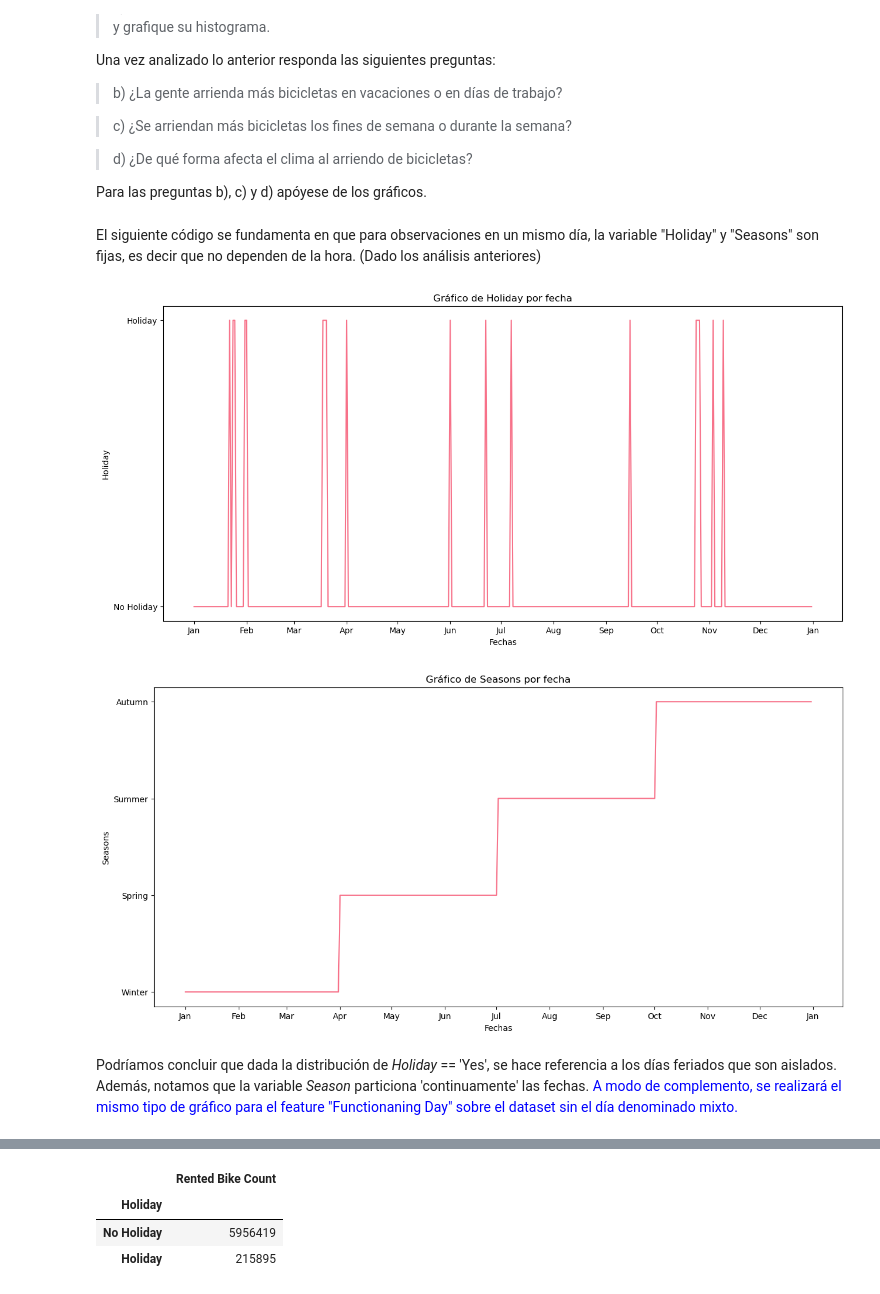
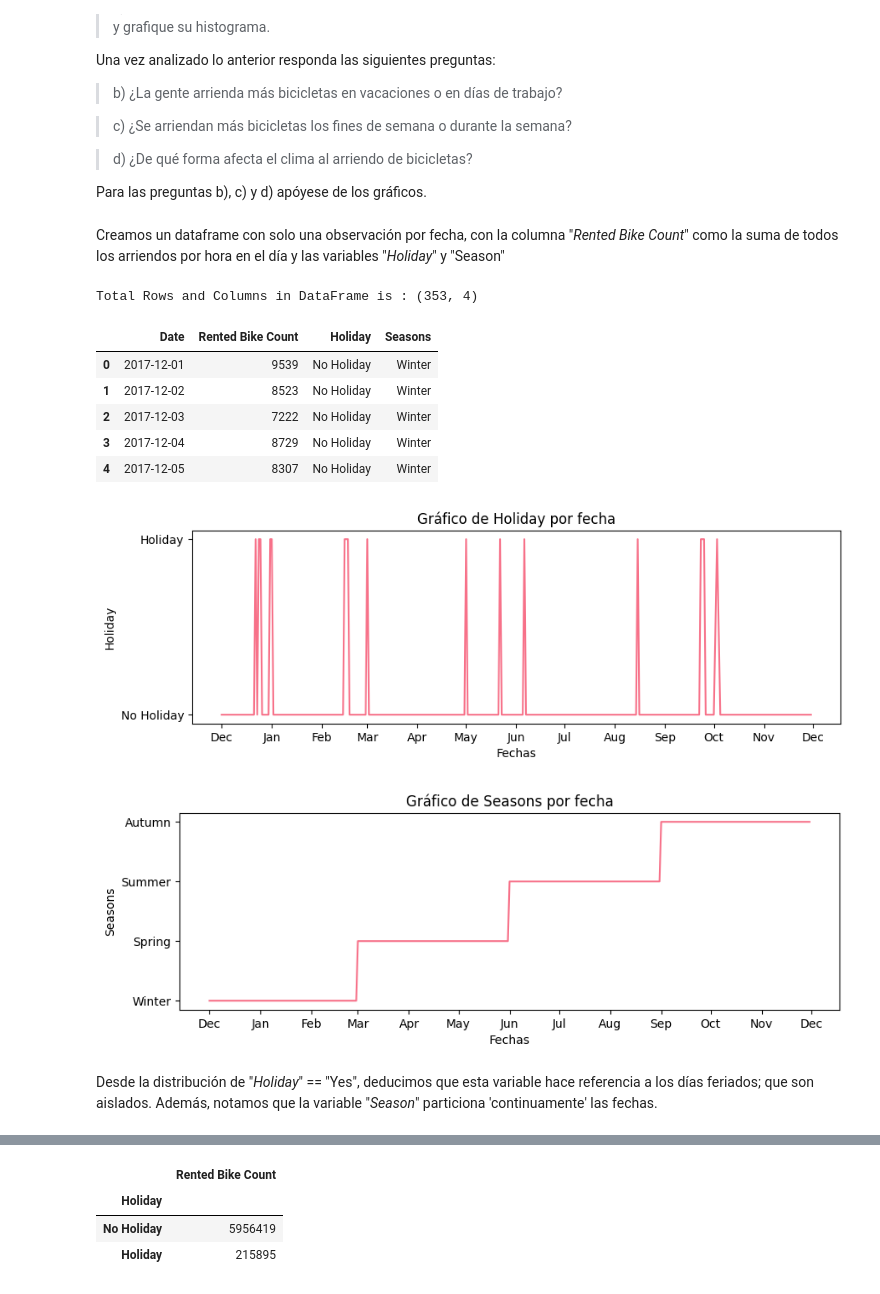
Before and after one commit to DYessouroun/Tareas-ML, a Jupyter notebook: Enunciado_tarea_1.ipynb, the cells around one changed output, grey strips where cells are left out. Drawn from its saved outputs; the diff is of its cells as text; code cells hidden in the pictures.

```diff
--- a/Enunciado_tarea_1.ipynb
+++ b/Enunciado_tarea_1.ipynb
@@ -254,0 +295,12 @@ data_fixed.tail()
+# %%
+# Eliminar observaciones con "Functioning Day" == "No" (i.e. "Rented Bike Count" == 0)
+data = data_original.drop(data_original[data_original['Functioning Day'] == 'No'].index)
+# Eliminar columna "Functioning Day"
+data = data.drop(['Functioning Day'], axis = 1)
+
+# Shape of the data.
+print("Total Rows and Columns in DataFrame is :", data.shape,"\n")
+
+data.reset_index(drop=True, inplace=True)
+
+data.tail()
@@ -266,32 +326,63 @@ Una vez analizado lo anterior responda las siguientes preguntas:
 > d) ¿De qué forma afecta el clima al arriendo de bicicletas?
 
 Para las preguntas b), c) y d) apóyese de los gráficos.
-# %% [markdown]
-El siguiente código se fundamenta en que para observaciones en un mismo día, la variable "Holiday" y "Seasons" son fijas, es decir que no dependen de la hora. (Dado los análisis anteriores)
+# %% [markdown]
+Creamos un dataframe con solo una observación por fecha, con la columna "_Rented Bike Count_" como la suma de todos los arriendos por hora en el día y las variables "_Holiday_" y "Season"
+# %%
+#Transformamos la variable "Date" en tipo "datetime"
+from datetime import datetime
+data['Date'] = pd.to_datetime(data['Date'], format='%d/%m/%Y')
+data_original['Date'] = pd.to_datetime(data_original['Date'], format='%d/%m/%Y')
+
+
+mini_data_diario = data.loc[:, ['Date','Rented Bike Count']].groupby(pd.Grouper(key='Date')).sum()
+mini_data_diario = mini_data_diario.reset_index()
+mini_data_diario.head()
+
+holiday = []
+season = []
+# Agregamos columnas de Holiday y Seasons
+for date in mini_data_diario['Date']:
+    holiday.append(list(data[data['Date'] == date]['Holiday'])[0])
+    season.append(list(data[data['Date'] == date]['Seasons'])[0])
+
+mini_data_diario['Holiday'] = holiday
+mini_data_diario['Seasons'] = season
+
+# Shape of the data.
+print("Total Rows and Columns in DataFrame is :", mini_data_diario.shape,"\n")
+
+mini_data_diario.head()
+# %% [output]
+Total Rows and Columns in DataFrame is : (353, 4)
+|  | Date | Rented Bike Count | Holiday | Seasons |
+| 0 | 2017-12-01 | 9539 | No Holiday | Winter |
+| 1 | 2017-12-02 | 8523 | No Holiday | Winter |
+| 2 | 2017-12-03 | 7222 | No Holiday | Winter |
+| 3 | 2017-12-04 | 8729 | No Holiday | Winter |
+| 4 | 2017-12-05 | 8307 | No Holiday | Winter |
 # %%
 import matplotlib.pyplot as plt
-from matplotlib import dates as mdates
 from matplotlib import dates as md
 
-# Se extrae un representante de los días "Holiday" y se gráfica, de igual manera se realiza para "Seasons"
-dates = data['Date'].unique()
+dates = mini_data_diario['Date'].unique()
 for verify in ['Holiday', 'Seasons']:
     verify_diario =[]
     for date in dates:
-        verify_diario.append(list(data[data['Date'] == date][verify])[0])
+        verify_diario.append(list(mini_data_diario[mini_data_diario['Date'] == date][verify])[0])
 
-    fig, ax=plt.subplots(1, 1, figsize=(15, 7))
+    fig, ax=plt.subplots(1, 1, figsize=(10, 3))
     ax.xaxis.set_major_locator(md.MonthLocator())
     ax.xaxis.set_major_formatter(md.DateFormatter('%b'))
 
     plt.plot(dates, verify_diario)
     plt.xlabel('Fechas')
     plt.ylabel(verify)
     plt.title(f'Gráfico de {verify} por fecha')
     plt.show()
 # %% [output]
-[figure, old version]
+[figure, new version]
-[figure, old version]
+[figure, new version]
 # %% [markdown]
-Podríamos concluir que dada la distribución de _Holiday_ == 'Yes', se hace referencia a los días feriados que son aislados. Además, notamos que la variable _Season_ particiona 'continuamente' las fechas. <span style="color:blue"> A modo de complemento, se realizará el mismo tipo de gráfico para el feature "Functionaning Day" sobre el dataset sin el día denominado mixto.</span>
+Desde la distribución de "_Holiday_" == "Yes", deducimos que esta variable hace referencia a los días feriados; que son aislados. Además, notamos que la variable "_Season_" particiona 'continuamente' las fechas.
 # %%
```
Also changed, not shown: parts of 51 cells of this notebook.
